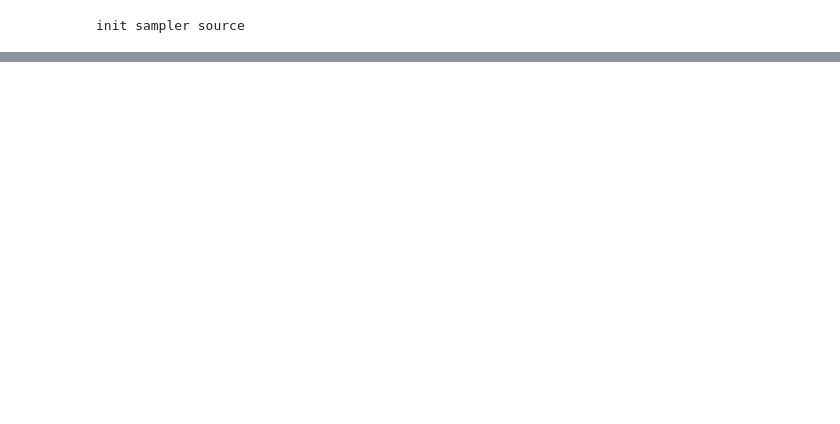
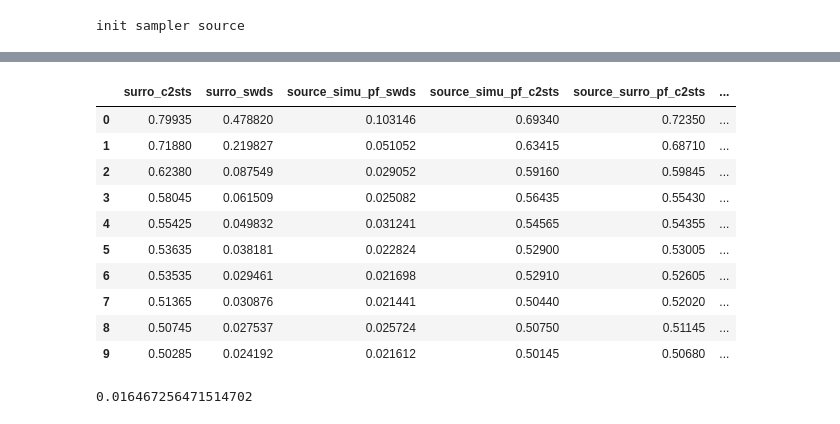
Before and after one commit to mackelab/sourcerer-sequential, a Jupyter notebook: notebooks/benchmark_sequential_script_ik.ipynb, the cells around one changed output, grey strips where cells are left out. Drawn from its saved outputs; the diff is of its cells as text; code cells hidden in the pictures; blank space fills up the shorter version.

Commit message:
naive sequential config

```diff
--- a/notebooks/benchmark_sequential_script_ik.ipynb
+++ b/notebooks/benchmark_sequential_script_ik.ipynb
@@ -486,0 +310,11 @@ torch.cuda.empty_cache()
+# %%
+BUDGET_SCHEDULER = np.ones(cfg.sequential.number_of_iterations) / cfg.sequential.number_of_iterations
+BUDGET_PER_ITERATION = (BUDGET_SCHEDULER * cfg.sequential.total_simulation_budget).astype(int) # divide budget uniformly
+
+if cfg.sequential.frontloading:
+    if cfg.sequential.front_frac > (1 / cfg.sequential.number_of_iterations):
+        BUDGET_PER_ITERATION[0] = cfg.sequential.total_simulation_budget * cfg.sequential.front_frac # "frontload"
+        remaining = cfg.sequential.total_simulation_budget * (1-cfg.sequential.front_frac)
+        BUDGET_PER_ITERATION[1:] = remaining // (cfg.sequential.number_of_iterations-1) # divide remaining budget uniformly
+
+BUDGET_PER_ITERATION
@@ -486,0 +338,15 @@ torch.cuda.empty_cache()
+# %%
+train_losses = []
+val_losses = []
+train_source_losses = []
+
+# surrogate quality metrics list (one value per iteration)
+surro_c2sts = np.zeros(cfg.sequential.number_of_iterations)
+surro_swds = np.zeros(cfg.sequential.number_of_iterations)
+
+# source quality metrics list (one value per iteration)
+source_simu_pf_swds = np.zeros(cfg.sequential.number_of_iterations)
+source_simu_pf_c2sts = np.zeros(cfg.sequential.number_of_iterations)
+source_surro_pf_c2sts = np.zeros(cfg.sequential.number_of_iterations) # these 2 are pfs
+source_c2sts = np.zeros(cfg.sequential.number_of_iterations) # how well the source dists match? not necessary
+source_entropies = np.zeros(cfg.sequential.number_of_iterations)
@@ -486,0 +619,29 @@ torch.cuda.empty_cache()
+# %%
+results_df = pd.DataFrame(
+    {
+        "surro_c2sts": surro_c2sts,
+        "surro_swds": surro_swds,
+
+        "source_simu_pf_swds": source_simu_pf_swds,
+        "source_simu_pf_c2sts": source_simu_pf_c2sts,
+        "source_surro_pf_c2sts": source_surro_pf_c2sts,
+
+        "source_c2sts": source_c2sts,
+        "source_entropies": source_entropies,
+
+    }
+)
+
+results_df
+# %% [output]
+|  | surro_c2sts | surro_swds | source_simu_pf_swds | source_simu_pf_c2sts | source_surro_pf_c2sts | ... |
+| 0 | 0.79935 | 0.478820 | 0.103146 | 0.69340 | 0.72350 | ... |
+| 1 | 0.71880 | 0.219827 | 0.051052 | 0.63415 | 0.68710 | ... |
+| 2 | 0.62380 | 0.087549 | 0.029052 | 0.59160 | 0.59845 | ... |
+| 3 | 0.58045 | 0.061509 | 0.025082 | 0.56435 | 0.55430 | ... |
+| 4 | 0.55425 | 0.049832 | 0.031241 | 0.54565 | 0.54355 | ... |
+| 5 | 0.53635 | 0.038181 | 0.022824 | 0.52900 | 0.53005 | ... |
+| 6 | 0.53535 | 0.029461 | 0.021698 | 0.52910 | 0.52605 | ... |
+| 7 | 0.51365 | 0.030876 | 0.021441 | 0.50440 | 0.52020 | ... |
+| 8 | 0.50745 | 0.027537 | 0.025724 | 0.50750 | 0.51145 | ... |
+| 9 | 0.50285 | 0.024192 | 0.021612 | 0.50145 | 0.50680 | ... |
@@ -487 +676,5 @@ torch.cuda.empty_cache()
+# %%
+expected_distance
+# %% [output]
+0.016467256471514702
 # %%
```
Also changed, not shown: parts of 25 cells of this notebook, 3 other files.
